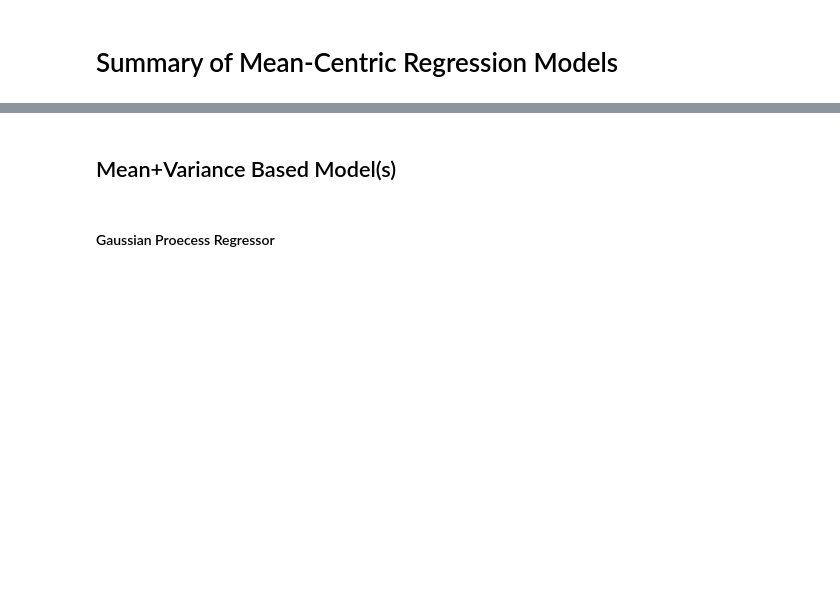
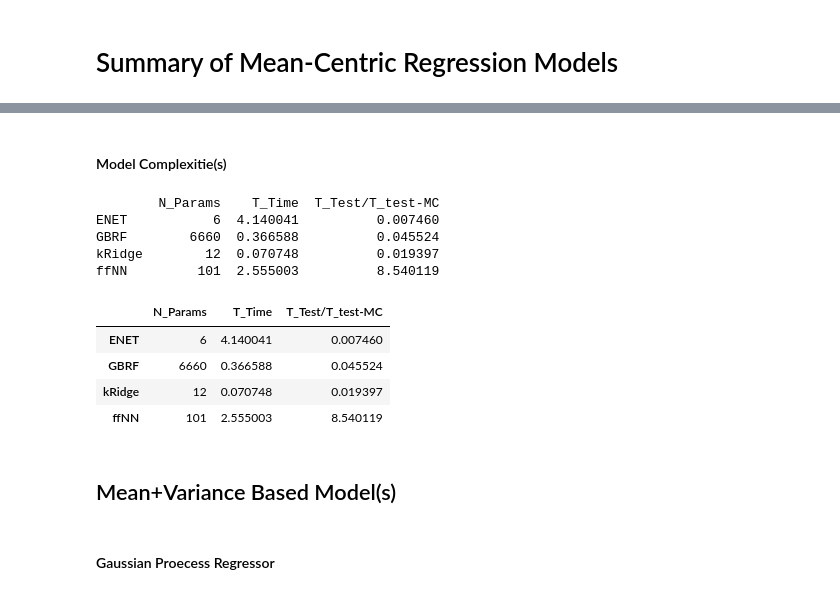
Before and after one commit to AnastasisKratsios/UniversalProcesses, a Jupyter notebook: Universal_Measure_Valued_networks.ipynb, the cells around one changed output, grey strips where cells are left out. Drawn from its saved outputs; the diff is of its cells as text; code cells hidden in the pictures; blank space fills up the shorter version.

```diff
--- a/Universal_Measure_Valued_networks.ipynb
+++ b/Universal_Measure_Valued_networks.ipynb
@@ -747,3 +852,19 @@ Test   0.150529  0.558855  1.243081   1.169108  1.165880  1.165880
+# %% [markdown]
+#### Model Complexitie(s)
+# %%
+print(Summary_Complexity_models)
+Summary_Complexity_models
+# %% [output]
+        N_Params    T_Time  T_Test/T_test-MC
+ENET           6  4.140041          0.007460
+GBRF        6660  0.366588          0.045524
+kRidge        12  0.070748          0.019397
+ffNN         101  2.555003          8.540119
+|  | N_Params | T_Time | T_Test/T_test-MC |
+| ENET | 6 | 4.140041 | 0.007460 |
+| GBRF | 6660 | 0.366588 | 0.045524 |
+| kRidge | 12 | 0.070748 | 0.019397 |
+| ffNN | 101 | 2.555003 | 8.540119 |
 # %% [markdown]
 ## Mean+Variance Based Model(s)
 # %%
```
Also changed, not shown: parts of 6 cells of this notebook, 6 other files.
